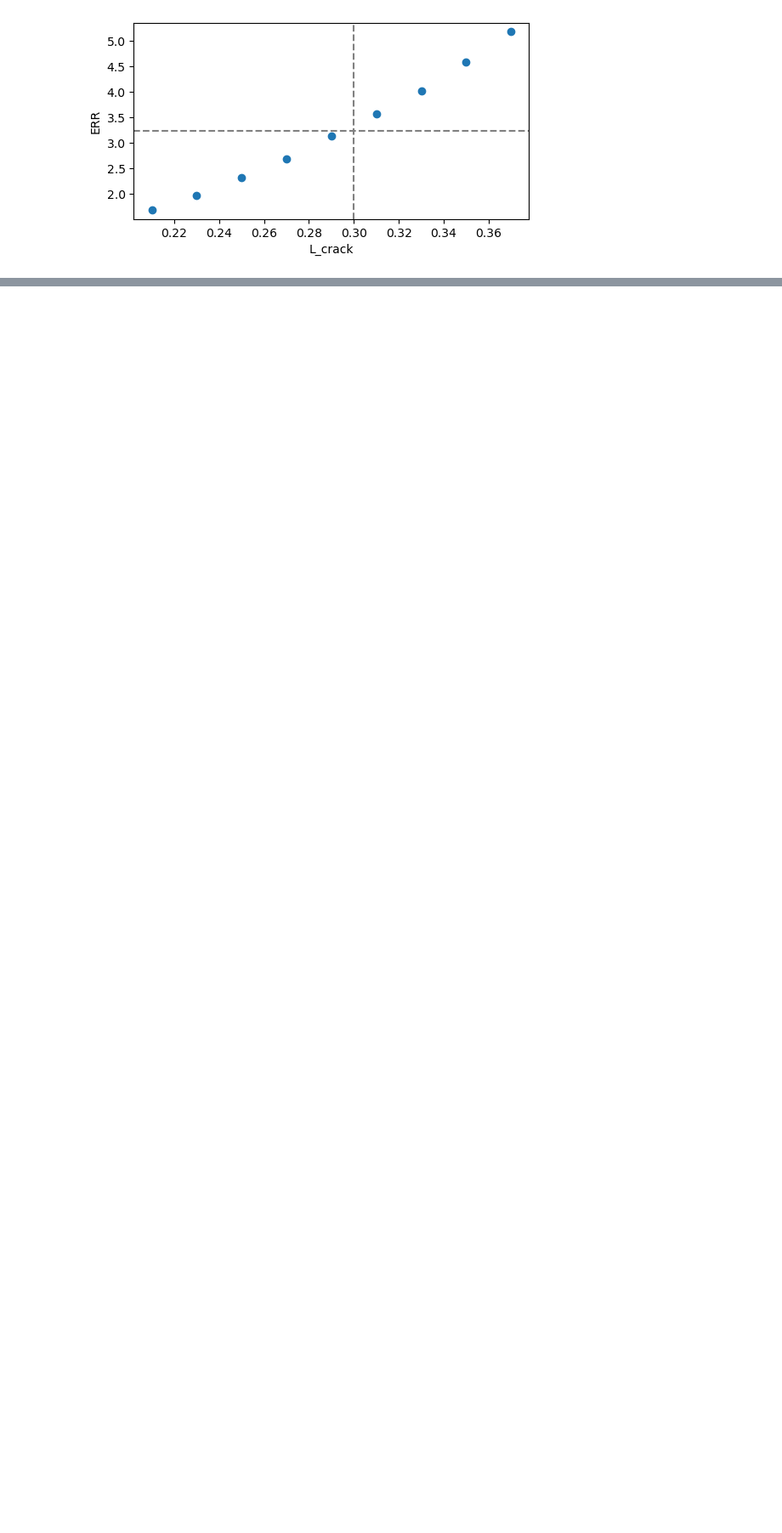
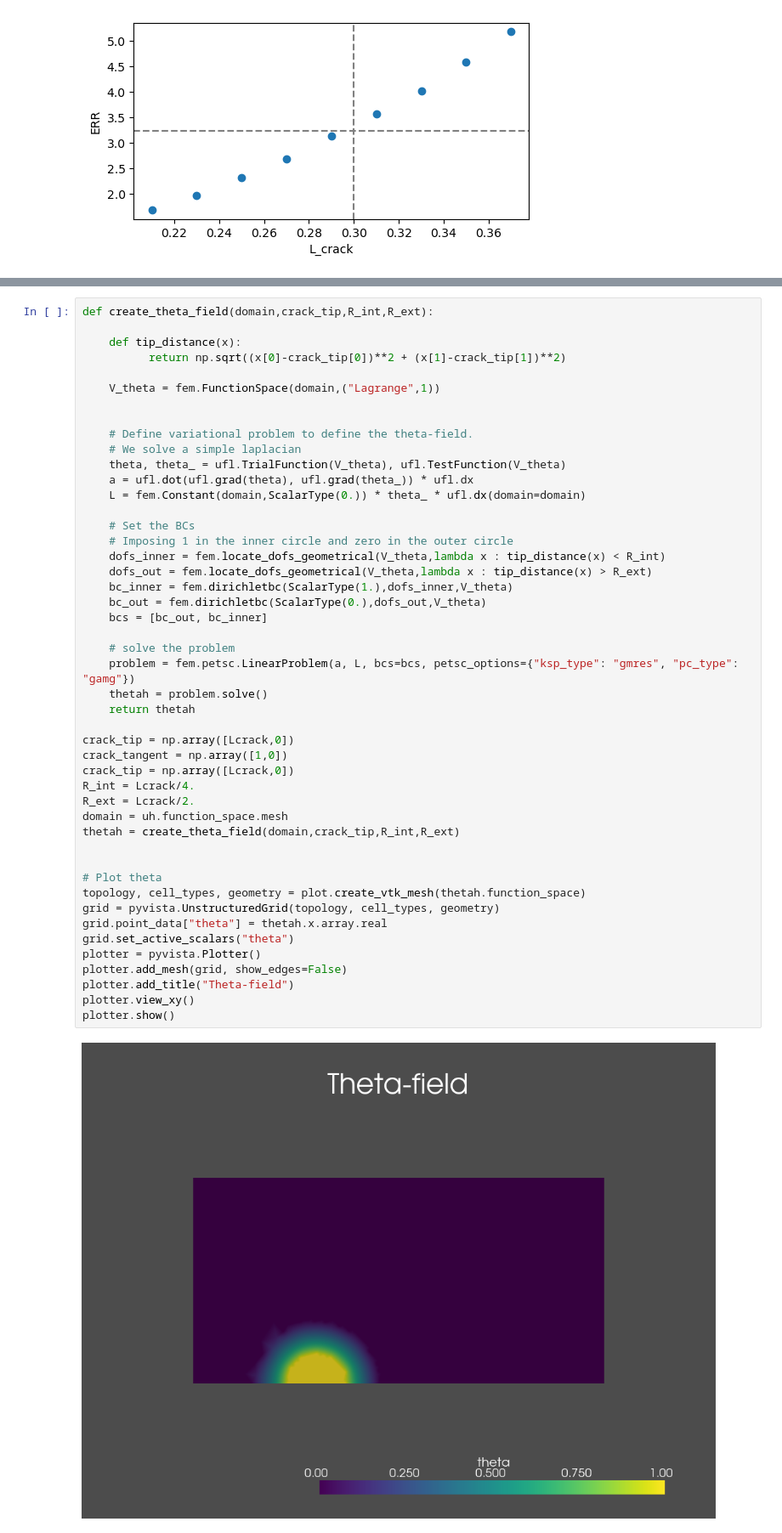
Before and after one commit to msolides-2022/fracture, a Jupyter notebook: 02-LEFM.ipynb, the cells around one changed output, grey strips where cells are left out. Shown at 85% size. Saved outputs shown, nothing was run; the diff lists cells and outputs as text; blank space fills up the shorter version.

Commit message:
add G-theta method

```diff
--- a/02-LEFM.ipynb
+++ b/02-LEFM.ipynb
@@ -207,0 +224,49 @@ plt.axvline(Lcrack,linestyle='--',color="gray")
+# %%
+def create_theta_field(domain,crack_tip,R_int,R_ext):
+
+    def tip_distance(x):
+          return np.sqrt((x[0]-crack_tip[0])**2 + (x[1]-crack_tip[1])**2)
+
+    V_theta = fem.FunctionSpace(domain,("Lagrange",1))
+
+
+    # Define variational problem to define the theta-field.
+    # We solve a simple laplacian
+    theta, theta_ = ufl.TrialFunction(V_theta), ufl.TestFunction(V_theta)
+    a = ufl.dot(ufl.grad(theta), ufl.grad(theta_)) * ufl.dx
+    L = fem.Constant(domain,ScalarType(0.)) * theta_ * ufl.dx(domain=domain)
+
+    # Set the BCs
+    # Imposing 1 in the inner circle and zero in the outer circle
+    dofs_inner = fem.locate_dofs_geometrical(V_theta,lambda x : tip_distance(x) < R_int)
+    dofs_out = fem.locate_dofs_geometrical(V_theta,lambda x : tip_distance(x) > R_ext)
+    bc_inner = fem.dirichletbc(ScalarType(1.),dofs_inner,V_theta)
+    bc_out = fem.dirichletbc(ScalarType(0.),dofs_out,V_theta)
+    bcs = [bc_out, bc_inner]
+
+    # solve the problem
+    problem = fem.petsc.LinearProblem(a, L, bcs=bcs, petsc_options={"ksp_type": "gmres", "pc_type": "gamg"})
+    thetah = problem.solve()
+    return thetah
+
+crack_tip = np.array([Lcrack,0])
+crack_tangent = np.array([1,0])
+crack_tip = np.array([Lcrack,0])
+R_int = Lcrack/4.
+R_ext = Lcrack/2.
+domain = uh.function_space.mesh
+thetah = create_theta_field(domain,crack_tip,R_int,R_ext)
+
+
+# Plot theta
+topology, cell_types, geometry = plot.create_vtk_mesh(thetah.function_space)
+grid = pyvista.UnstructuredGrid(topology, cell_types, geometry)
+grid.point_data["theta"] = thetah.x.array.real
+grid.set_active_scalars("theta")
+plotter = pyvista.Plotter()
+plotter.add_mesh(grid, show_edges=False)
+plotter.add_title("Theta-field")
+plotter.view_xy()
+plotter.show()
+# %% [output]
+[figure, added]
```
Also changed, not shown: parts of 6 cells of this notebook.
